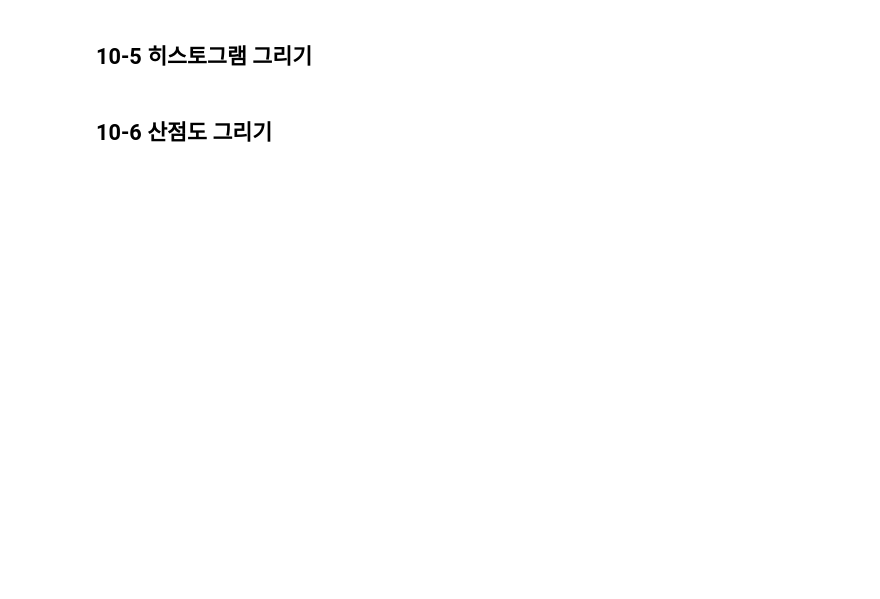
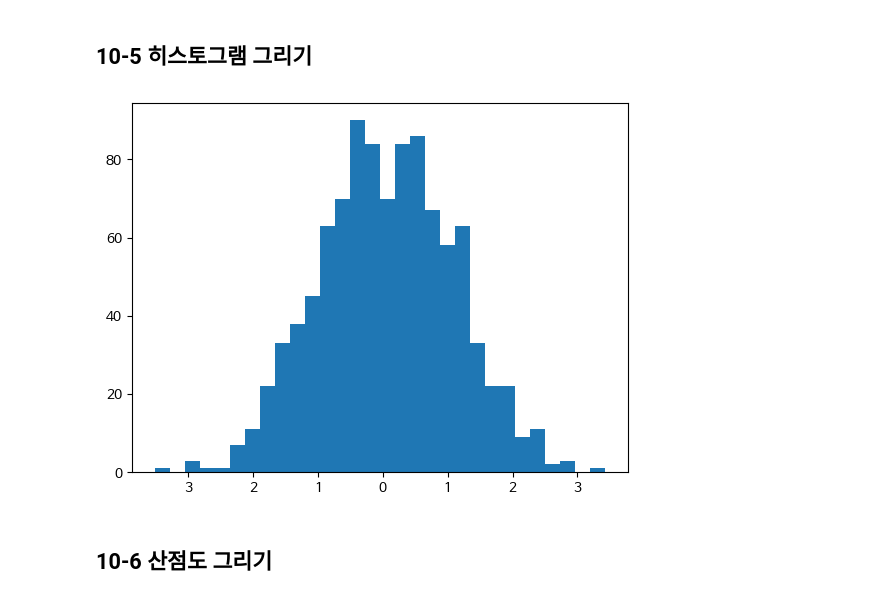
Before and after one commit to Soyeon250/Data-Analysis-with-Open-Source, a Jupyter notebook: 오픈소스_데이터_분석_10강.ipynb, the cells around one changed output. Cells and saved outputs as stored; diff of their text form; code cells hidden in the pictures; blank space fills up the shorter version.

```diff
--- a/오픈소스_데이터_분석_10강.ipynb
+++ b/오픈소스_데이터_분석_10강.ipynb
@@ -125,13 +134,16 @@ plt.show()
 # %%
 import matplotlib.pyplot as plt
 import numpy as np
 
 ## 데이터 생성 (정규 분포를 따르는 1000개의 난수)
 data = np.random.randn(1000)
 
 ## 히스토그램 그리기
+plt.hist(data, bins=30)
 
 plt.show()
+# %% [output]
+[figure, added]
 # %% [markdown]
 ## 10-6 산점도 그리기
 # %%
```
Also changed, not shown: parts of 24 cells of this notebook.
